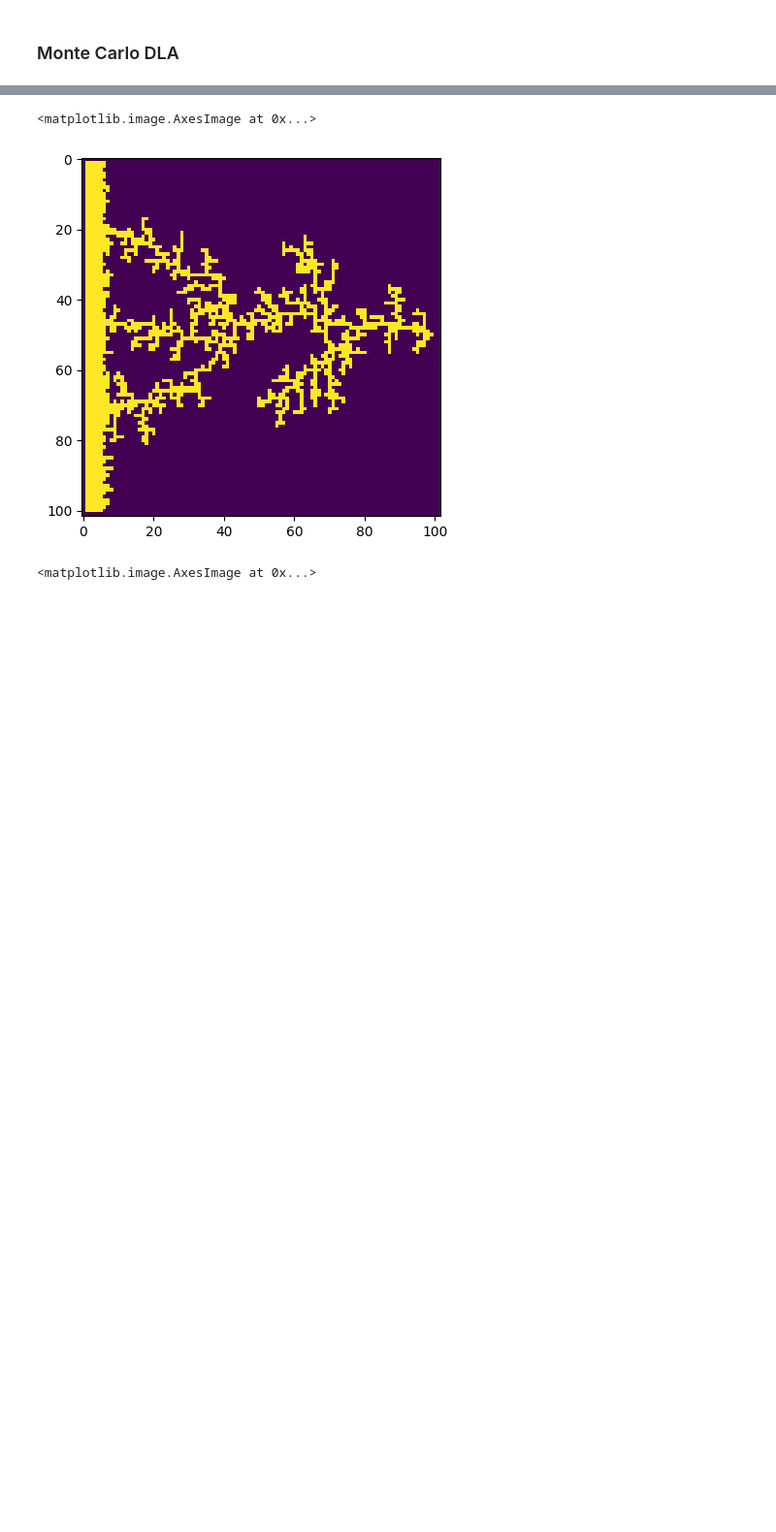
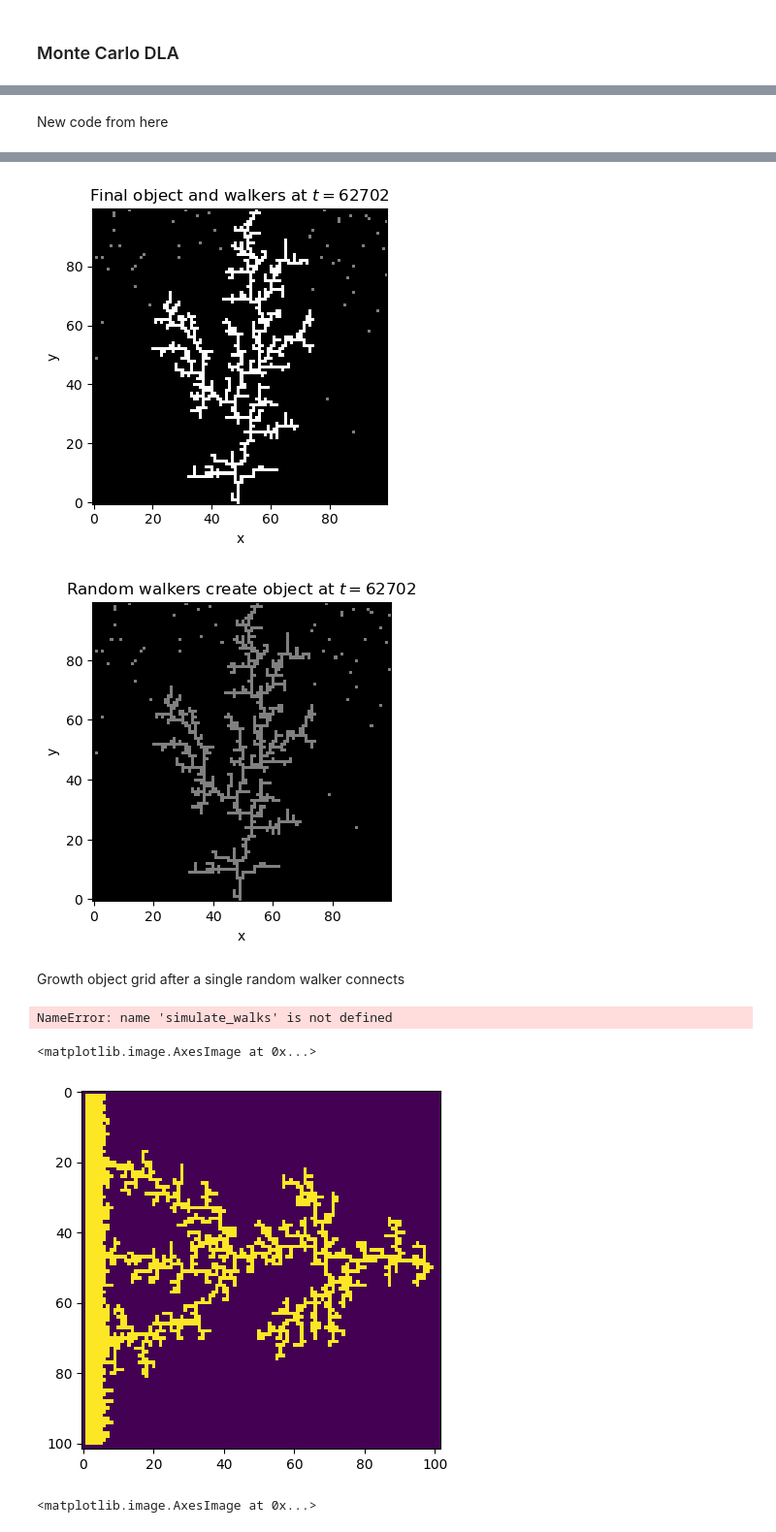
Before and after one commit to jonas4climate/modelling-natural-processes, a Jupyter notebook: Set2_1_2.ipynb, the cells around one changed output, grey strips where cells are left out. Shown at 97% size. Saved outputs shown, nothing was run; the diff lists cells and outputs as text; code cells hidden in the pictures; blank space fills up the shorter version.

Commit message:
Set 2.1.1 and 2.1.2 fully functional. 2.1.2 only misses final plots

```diff
--- a/Set2_1_2.ipynb
+++ b/Set2_1_2.ipynb
@@ -82,0 +71,2 @@ plt.imshow(np.rot90(many_walks))
+# %% [markdown]
+New code from here
@@ -82,0 +205,38 @@ plt.imshow(np.rot90(many_walks))
+# %%
+def simulate_with_random_walkers(Nx=100, T=1_000, spawn_rate=1, max_walkers=50, sticky_p=1.0, neighborhood='von_neumann', seed_pos='lower center', return_history=False):
+    '''Spawns random walkers at a constant rate (spawn_rate per time iteration) and simulates their random walk through the grid for T iterations.
+    Random walkers are removed if they leave the grid or if they attach to the growth object (with probability sticky_p).'''
+    obj_grid = init_grid(Nx=Nx, seed_pos=seed_pos)
+    walkers = []
+    possible_steps = get_possible_steps(neighborhood=neighborhood)
+
+    obj_grid_history = []
+    walkers_history = []
+
+    for t in tqdm(range(T), desc='Simulating walkers through time', leave=False, position=0, file=sys.stdout):
+        log.debug(f'Simulating random walk at t={t}')
+        if len(walkers) < max_walkers:
+            spawn_n_walkers = min(spawn_rate, max_walkers - len(walkers))
+            new_walkers = spawn_walkers(n_walkers=spawn_n_walkers, Nx=Nx)
+            log.debug(f'{spawn_n_walkers} walkers spawned at t={t} at positions {new_walkers}')
+            walkers += new_walkers
+            log.debug(f'New walker count: {len(walkers)}')
+
+        walkers = walkers_step(walkers, possible_steps, obj_grid, Nx)
+        log.debug(f'Walker count: {len(walkers)}')
+
+        walkers, obj_grid = walkers_attempt_join_cluster(walkers, obj_grid, possible_steps, Nx, sticky_p)
+        log.debug(f'Walker count: {len(walkers)}')
+
+        if return_history:
+            obj_grid_history.append(obj_grid.copy())
+            walkers_history.append(walkers.copy())
+
+        if np.any(obj_grid[:, Nx-1]) == 1:
+            log.warning(f'Object reached top of grid at t={t}. Terminating simulation.')
+            break
+
+    if return_history:
+        return obj_grid, walkers, t, obj_grid_history, walkers_history
+    else:
+        return obj_grid, walkers, t
@@ -82,0 +296,5 @@ plt.imshow(np.rot90(many_walks))
+# %%
+final_obj, final_walkers, iters, obj_grid_history, walkers_history = simulate_with_random_walkers(Nx=100, T=100_000, spawn_rate=1, max_walkers=1000, sticky_p=0.01, neighborhood='von_neumann', seed_pos='lower center', return_history=True)
+plot_object_with_walkers(final_obj, final_walkers, f'Final object and walkers at $t={iters}$', f'final_object_and_walkers_at_t={iters}', save=True)
+animate_object_with_walkers(obj_grid_history, walkers_history, 'Random walkers create object', f'random_walkers_create_object', save=True, frame_step=250)
+# %% [output]
@@ -83,8 +303,14 @@ plt.imshow(np.rot90(many_walks))
+[figure, added]
+[figure, added]
+# %% [markdown]
+Growth object grid after a single random walker connects
 # %%
 # Testing sticky p
-sticky_1 = simulate_walks(init_grid(), num_steps, 0.5)
-sticky_2 = simulate_walks(init_grid(), num_steps, 0.2)
-sticky_3 = simulate_walks(init_grid(), num_steps, 0.1)
+sticky_1 = simulate_walks(init_grid(), num_steps, sticky_p=0.5)
+sticky_2 = simulate_walks(init_grid(), num_steps, sticky_p=0.2)
+sticky_3 = simulate_walks(init_grid(), num_steps, sticky_p=0.1)
+# %% [output]
+NameError: name 'simulate_walks' is not defined
 # %%
 plt.imshow(sticky_1)
 # %% [output]
```
Also changed, not shown: parts of 12 cells of this notebook, 9 other files.
